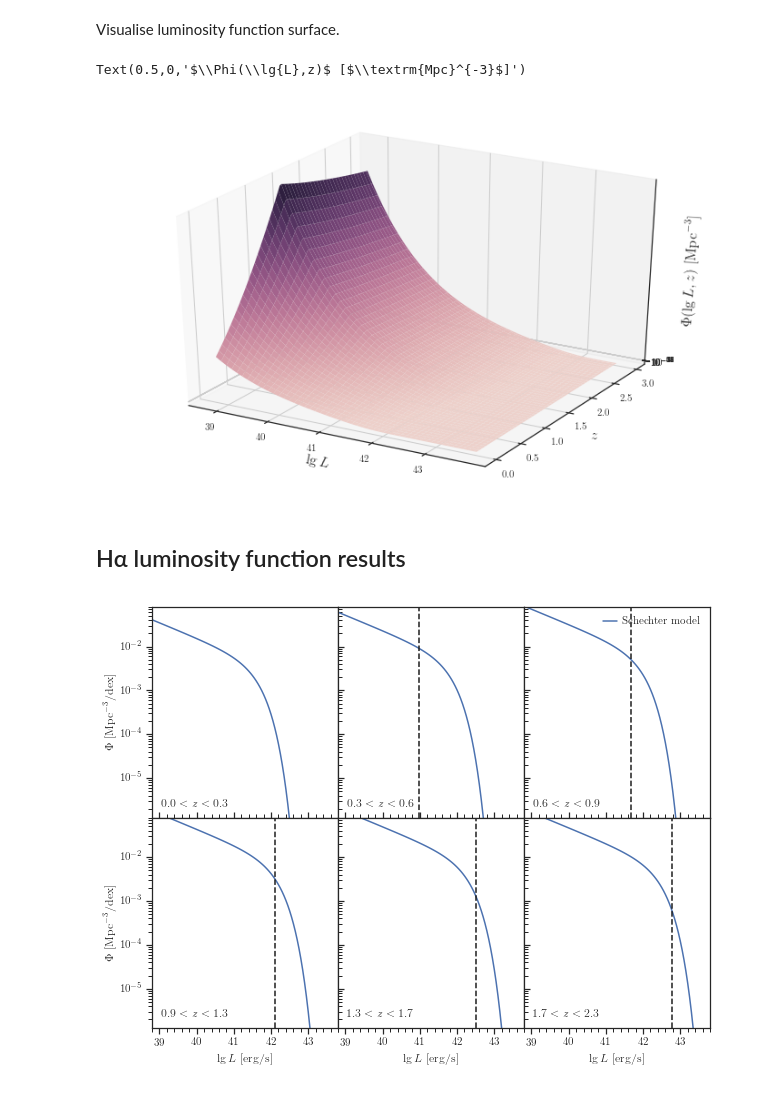
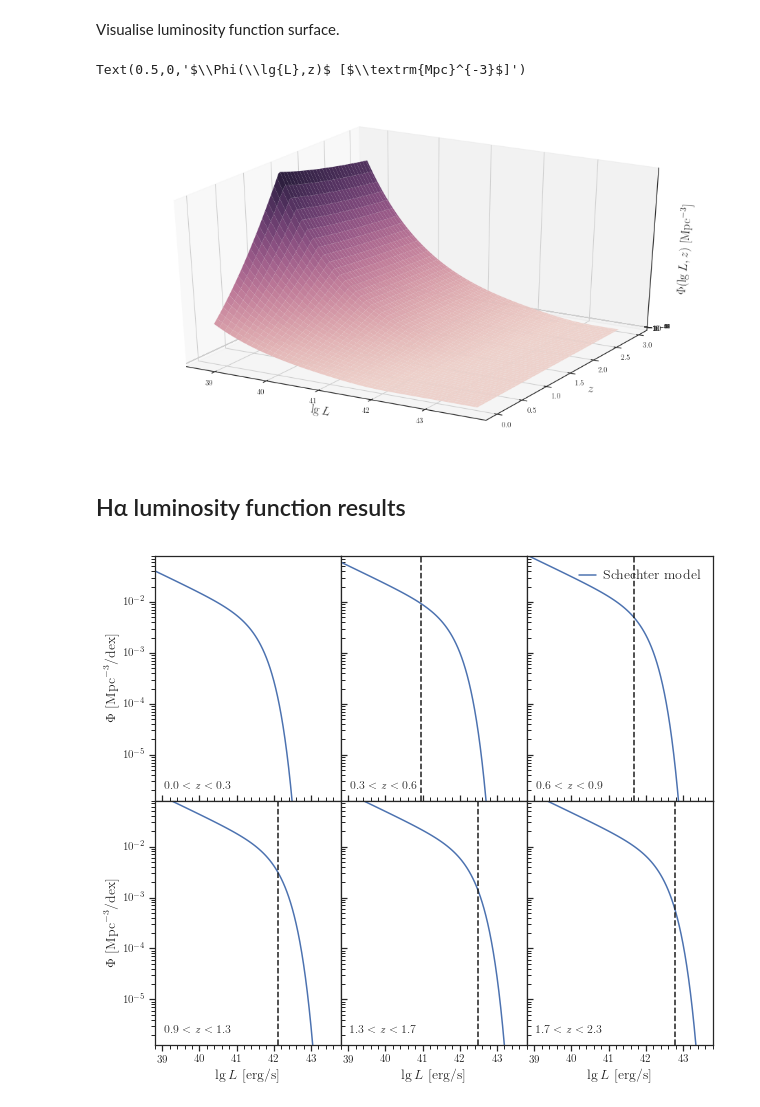
Before and after one commit to MikeSWang/HorizonGRound, a Jupyter notebook: notebooks/H-alpha_luminosity_function.ipynb, the cells around one changed output. Drawn from its saved outputs; the diff is of its cells as text; code cells hidden in the pictures.

```diff
--- a/notebooks/H-alpha_luminosity_function.ipynb
+++ b/notebooks/H-alpha_luminosity_function.ipynb
@@ -51,7 +53,7 @@ Specify luminosity function model.
 modeller = LumFuncModeller.from_parameters_file(
     parameter_file="../data/external/Schechter_model_fits.txt",
     lumfunc_model=alpha_emitter_schechter_model,
-    luminosity_variable='luminosity',
+    brightness_variable='luminosity',
     threshold_value=3e-16,
     threshold_variable='flux',
     cosmology=Planck15
@@ -63,28 +65,27 @@ Visualise luminosity function surface.
 # %%
 NUM_MESH = 100
 
 luminosities = np.linspace(*LOG10_LUMINOSITY_RANGE, num=NUM_MESH, endpoint=False)
 redshifts = np.linspace(*REDSHIFT_RANGE, num=NUM_MESH, endpoint=False)
 L, z = np.meshgrid(luminosities, redshifts)
 Phi = luminosity_function_model(L, z)
 
-fig = plt.figure("Luminosity function surface", figsize=(12, 7.75))
+fig = plt.figure("Luminosity function surface", figsize=(16, 9))
 ax = plt.axes(projection='3d')
 
 ax.plot_surface(
     L, z, Phi,
-    cmap=sns.cubehelix_palette(as_cmap=True),
-    edgecolor='none'
+    cmap=sns.cubehelix_palette(as_cmap=True), edgecolor='none'
 )
 
-ax.set_xlabel(r"$\lg{L}$", fontsize=16)
-ax.set_ylabel(r"$z$", fontsize=16)
+ax.set_xlabel(r"$\lg{L}$", fontsize=18)
+ax.set_ylabel(r"$z$", fontsize=18)
 
 ax.set_zscale('log')
-ax.set_zlabel(r"$\Phi(\lg{L},z)$ [$\textrm{Mpc}^{-3}$]", fontsize=16)
+ax.set_zlabel(r"$\Phi(\lg{L},z)$ [$\textrm{Mpc}^{-3}$]", fontsize=18)
 # %% [output]
 Text(0.5,0,'$\\Phi(\\lg{L},z)$ [$\\textrm{Mpc}^{-3}$]')
-[figure, old version]
+[figure, new version]
 # %% [markdown]
 ## H&alpha; luminosity function results
 # %%
@@ -96,13 +97,14 @@ ROW_SPAN, COL_SPAN = 4, 4
 LEGEND_SETTINGS = dict(
     loc='upper right',
     handlelength=1.2,
-    handletextpad=0.5
+    handletextpad=0.5,
+    fontsize=14,
 )
 
-luminosity_points = np.linspace(*LOG10_LUMINOSITY_RANGE, num=NUM_INTERVALS+1)
+lgL = np.linspace(*LOG10_LUMINOSITY_RANGE, num=NUM_INTERVALS+1)
 
-plt.figure("H-alpha Luminosity Function", figsize=(10, 7.75))
-for bin_idx, (bin_label, bin_redshift) in enumerate(redshift_bins.items()):
+plt.figure("H-alpha Luminosity Function", figsize=(10, 9))
+for bin_idx, (bin_label, z) in enumerate(redshift_bins.items()):
 
     row_idx, col_idx = bin_idx // NUM_COL, bin_idx % NUM_COL
 
@@ -113,18 +115,14 @@ for bin_idx, (bin_label, bin_redshift) in enumerate(redshift_bins.items()):
     )
 
     if bin_idx == 0:
-        plt.plot(
-            luminosity_points,
-            luminosity_function_model(luminosity_points, bin_redshift)
-        )
+        plt.plot(lgL, luminosity_function_model(lgL, z))
     else:
         plt.plot(
-            luminosity_points,
-            luminosity_function_model(luminosity_points, bin_redshift),
+            lgL, luminosity_function_model(lgL, z),
             label='Schechter model'
         )
         plt.axvline(
-            modeller.luminosity_threshold(bin_edges[bin_idx]),
+            modeller.brightness_threshold(bin_edges[bin_idx]),
             c='k', ls='--'
         )
 
@@ -142,7 +140,7 @@ for bin_idx, (bin_label, bin_redshift) in enumerate(redshift_bins.items()):
             labelbottom=False, labelsize=2
         )
     else:
-        plt.xlabel(r"$\lg{L}$ [erg/s]")
+        plt.xlabel(r"$\lg{L}$ [erg/s]", fontsize=14)
 
     plt.yscale('log')
     plt.ylim(*DENSITY_RANGE)
@@ -153,10 +151,10 @@ for bin_idx, (bin_label, bin_redshift) in enumerate(redshift_bins.items()):
             labelleft=False, labelsize=2
         )
     else:
-        plt.ylabel(r"$\Phi$ [$\textrm{Mpc}^{-3}$/dex]")
+        plt.ylabel(r"$\Phi$ [$\textrm{Mpc}^{-3}$/dex]", fontsize=14)
 
     plt.title(bin_label, loc='left', position=(0.05, 0.025))
 
 plt.subplots_adjust(hspace=0, wspace=0)
 # %% [output]
-[figure, old version]
+[figure, new version]
```
Also changed, not shown: parts of 1 cell of this notebook, 9 other files.
